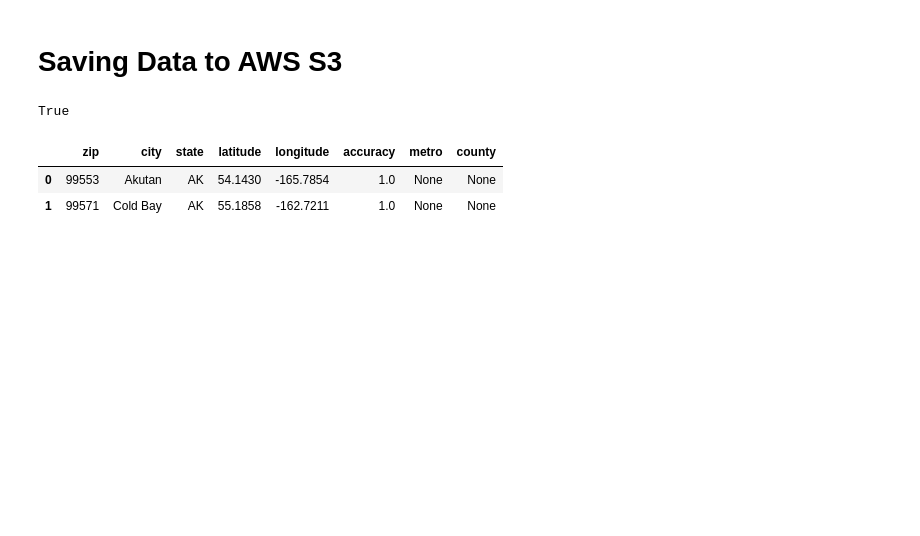
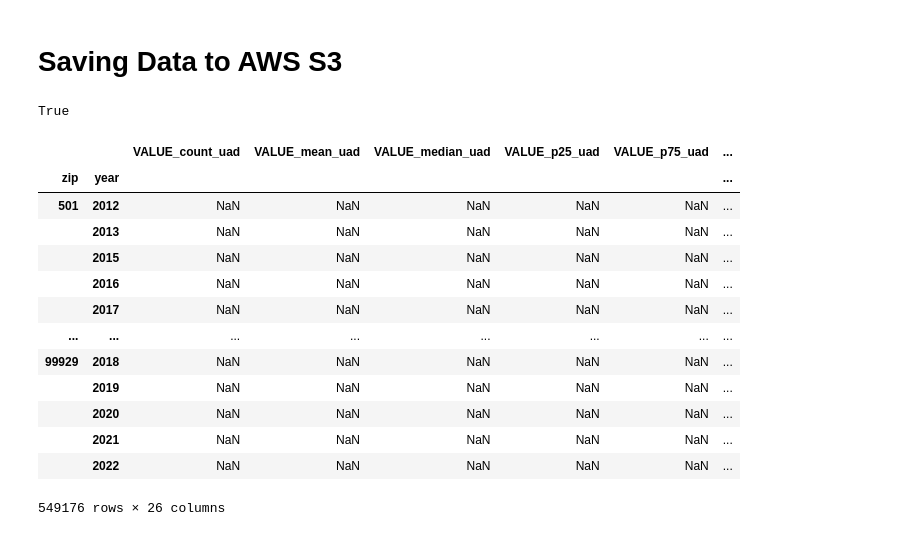
Before and after one commit to Mahdi-Moosa/US_Housing_Price_ETL, a Jupyter notebook: HousingDataETL_Pipeline.ipynb, the cells around one changed output. Cells and saved outputs as stored; diff of their text form; code cells hidden in the pictures; blank space fills up the shorter version.

```diff
--- a/HousingDataETL_Pipeline.ipynb
+++ b/HousingDataETL_Pipeline.ipynb
@@ -460,28 +460,56 @@ aws_config = configparser.ConfigParser()
 aws_config.read('aws.cfg')
 ACCESS_ID = aws_config.get('AWS', 'AWS_ACCESS_KEY_ID')
 ACCESS_KEY = aws_config.get('AWS', 'AWS_SECRET_ACCESS_KEY')
-out_s3_dir = aws_config.get('AWS', 'OUTPUT_S3_BUCKET') + 'zipcode_table.parquet'
+out_s3_dir = aws_config.get('AWS', 'OUTPUT_S3_BUCKET')
 
 my_session = boto3.Session(
                             aws_access_key_id=ACCESS_ID,
                             aws_secret_access_key=ACCESS_KEY,
                             region_name="us-east-2"
                           )
-wr.s3.to_parquet(
-    df=us_postal_codes_with_names,
-    path=out_s3_dir,
-    boto3_session = my_session,
-)
 
-wr.s3.does_object_exist(out_s3_dir, boto3_session=my_session)
+def save_parquet_to_s3(df, s3_bucket, folder_name, file_name, boto_session):
+    """
+    Input:
+        df: dataframe to write
+        s3_bucket: destination s3_bucket
+        folder_name: name of the folder where the output parquet file will be saved.
+        file_name: name of the parquet file
+
+    """
+    out_path = s3_bucket + folder_name + '/' + file_name
+    wr.s3.to_parquet(
+                    df=df,
+                    path=out_path,
+                    boto3_session = boto_session,
+                )
+    return wr.s3.does_object_exist(out_path, boto3_session=boto_session)
-# %% [output]
-True
+# %%
+# # Saving finals table to Amazon S3 as parquet file
+
+save_parquet_to_s3(df=zip_price_master_df.reset_index(), s3_bucket=out_s3_dir, folder_name='etl_data/zip_year_house_price_table', file_name='house_price_table.parquet', boto_session=my_session) # Seems there is some issues with writing multi-index df using awswrangler
+save_parquet_to_s3(df=us_postal_codes_with_names, s3_bucket=out_s3_dir, folder_name='etl_data/zipcode_table', file_name='zipcode_table.parquet', boto_session=my_session)
+# %% [output]
+True
 # %%
 # https://aws-sdk-pandas.readthedocs.io/en/stable/stubs/awswrangler.s3.read_parquet.html
 
-s3_df = wr.s3.read_parquet(path=out_s3_dir, boto3_session=my_session, map_types=False)
-s3_df.head(2)
+house_price_s3_df = wr.s3.read_parquet(path=out_s3_dir + 'etl_data/zip_year_house_price_table/house_price_table.parquet', boto3_session=my_session, map_types=False)
+zip_s3_df = wr.s3.read_parquet(path=out_s3_dir + 'etl_data/zipcode_table/zipcode_table.parquet', boto3_session=my_session, map_types=False)
-# %% [output]
-|  | zip | city | state | latitude | longitude | accuracy | metro | county |
-| 0 | 99553 | Akutan | AK | 54.1430 | -165.7854 | 1.0 | None | None |
-| 1 | 99571 | Cold Bay | AK | 55.1858 | -162.7211 | 1.0 | None | None |
+# %%
+house_price_s3_df.set_index(['zip', 'year'])
+# %% [output]
+|  |  | VALUE_count_uad | VALUE_mean_uad | VALUE_median_uad | VALUE_p25_uad | VALUE_p75_uad | ... |
+| zip | year |  |  |  |  |  | ... |
+| 501 | 2012 | NaN | NaN | NaN | NaN | NaN | ... |
+|  | 2013 | NaN | NaN | NaN | NaN | NaN | ... |
+|  | 2015 | NaN | NaN | NaN | NaN | NaN | ... |
+|  | 2016 | NaN | NaN | NaN | NaN | NaN | ... |
+|  | 2017 | NaN | NaN | NaN | NaN | NaN | ... |
+| ... | ... | ... | ... | ... | ... | ... | ... |
+| 99929 | 2018 | NaN | NaN | NaN | NaN | NaN | ... |
+|  | 2019 | NaN | NaN | NaN | NaN | NaN | ... |
+|  | 2020 | NaN | NaN | NaN | NaN | NaN | ... |
+|  | 2021 | NaN | NaN | NaN | NaN | NaN | ... |
+|  | 2022 | NaN | NaN | NaN | NaN | NaN | ... |
+549176 rows × 26 columns
```
Also changed, not shown: parts of 7 cells of this notebook.
